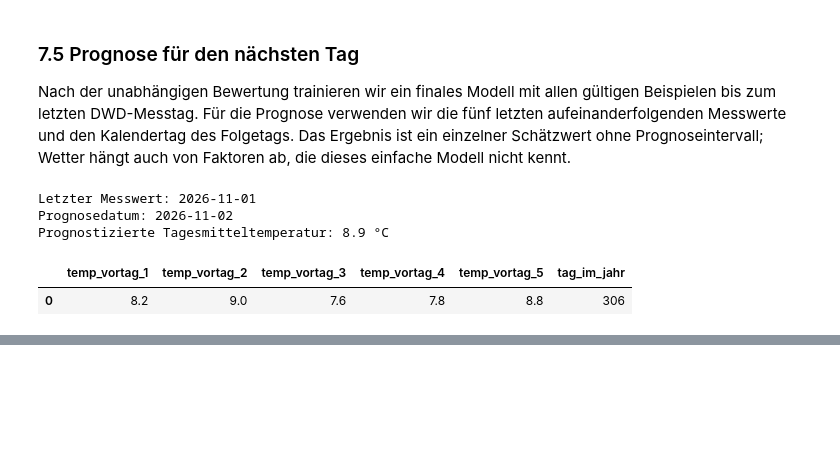
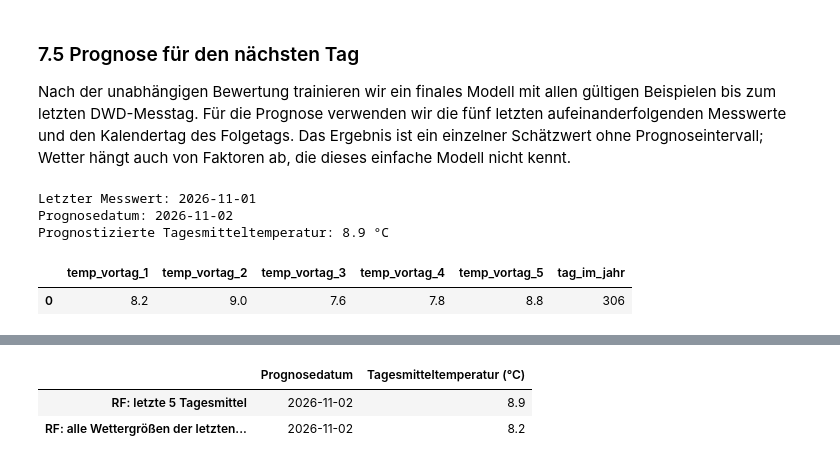
Before and after one commit to ArnLoe/htw_seminar3_jupyter, a Jupyter notebook: dwd_wetteranalyse_berlin.ipynb, the cells around one changed output, grey strips where cells are left out. Saved outputs shown, nothing was run; the diff lists cells and outputs as text; code cells hidden in the pictures; blank space fills up the shorter version.

```diff
--- a/dwd_wetteranalyse_berlin.ipynb
+++ b/dwd_wetteranalyse_berlin.ipynb
@@ -415,0 +529,43 @@ Prognostizierte Tagesmitteltemperatur: 8.9 °C
+# %%
+letzte_fuenf_wetterdaten = wetter.reindex(letzte_fuenf_daten)[wetter_merkmale]
+if letzte_fuenf_wetterdaten.isna().any().any():
+    raise ValueError("Für das Vergleichsmodell fehlen Messwerte in den letzten fünf Tagen.")
+
+modell_wetter_final = RandomForestRegressor(
+    n_estimators=300,
+    max_depth=12,
+    min_samples_leaf=3,
+    random_state=42,
+    n_jobs=-1,
+)
+modell_wetter_final.fit(
+    trainingsdaten_wetter[eingangsspalten_wetter],
+    trainingsdaten_wetter["ziel_temp_mean_c"],
+)
+
+prognose_wetter_eingabe = {}
+for merkmal in wetter_merkmale:
+    for verzug in range(1, 6):
+        prognose_wetter_eingabe[f"{merkmal}_vortag_{verzug}"] = [
+            letzte_fuenf_wetterdaten[merkmal].iloc[-verzug]
+        ]
+prognose_wetter_eingabe["tag_im_jahr"] = [tag_im_jahr_prognose]
+x_prognose_wetter = pd.DataFrame(
+    prognose_wetter_eingabe,
+    columns=eingangsspalten_wetter,
+)
+temperatur_prognose_wetter = modell_wetter_final.predict(x_prognose_wetter)[0]
+
+prognose_vergleich = pd.DataFrame(
+    {
+        "Prognosedatum": [prognose_datum, prognose_datum],
+        "Tagesmitteltemperatur (°C)": [temperatur_prognose, temperatur_prognose_wetter],
+    },
+    index=["RF: letzte 5 Tagesmittel", "RF: alle Wettergrößen der letzten 5 Tage"],
+)
+prognose_vergleich["Tagesmitteltemperatur (°C)"] = prognose_vergleich["Tagesmitteltemperatur (°C)"].round(1)
+display(prognose_vergleich)
+# %% [output]
+|  | Prognosedatum | Tagesmitteltemperatur (°C) |
+| RF: letzte 5 Tagesmittel | 2026-11-02 | 8.9 |
+| RF: alle Wettergrößen der letzten... | 2026-11-02 | 8.2 |
```
Also changed, not shown: parts of 5 cells of this notebook, 1 other file.
